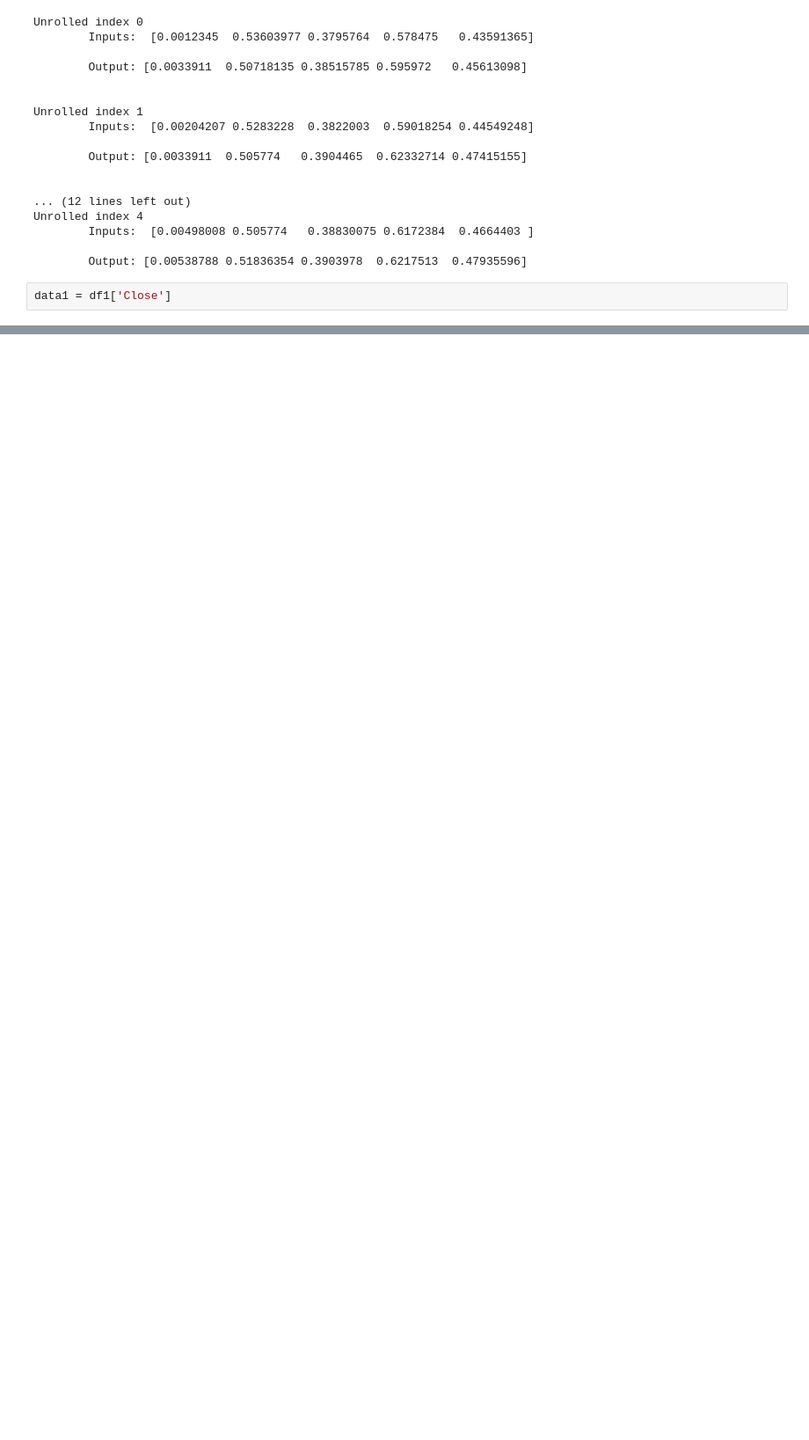
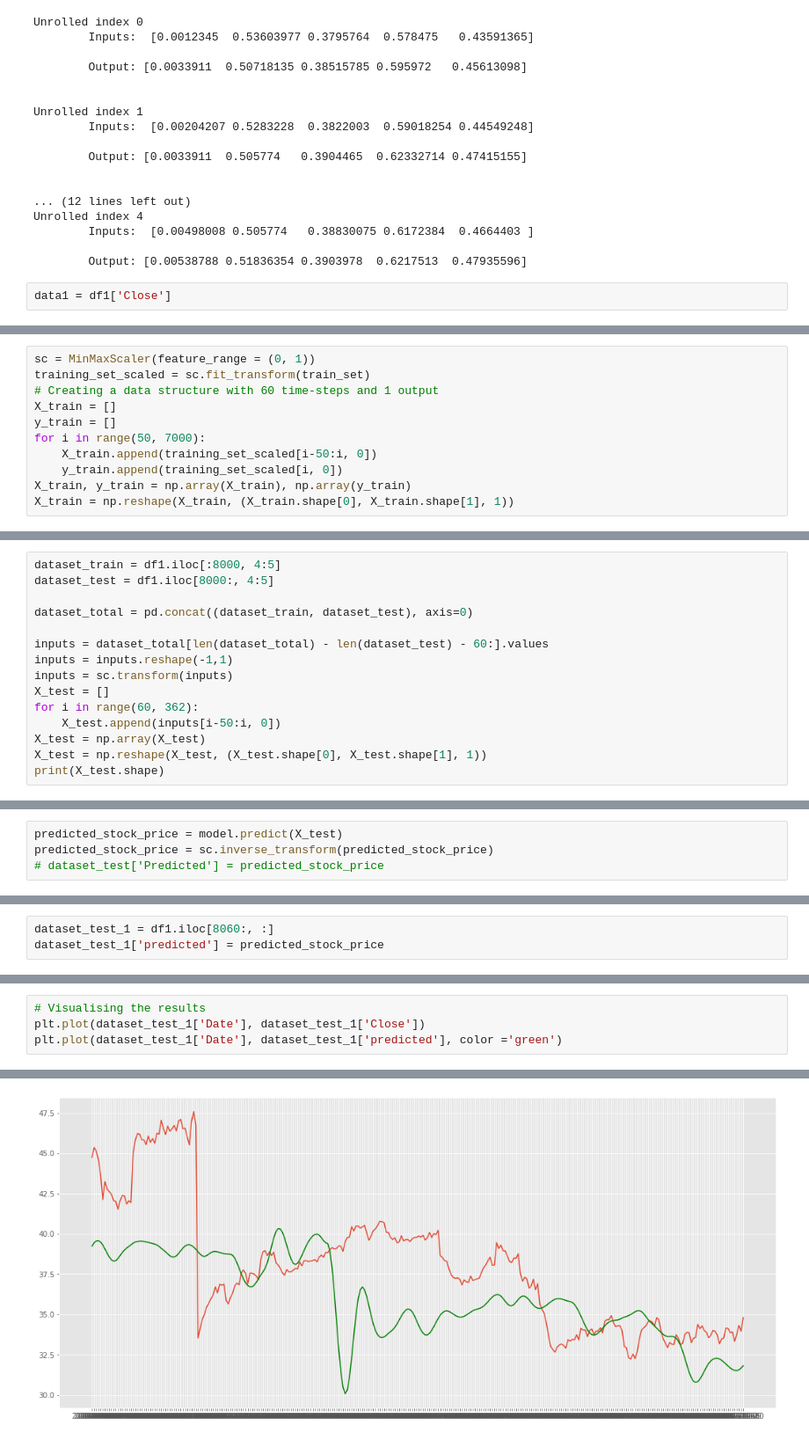
Before and after one commit to Daihongchen/time_series_project, a Jupyter notebook: lstm_stock.ipynb, the cells around one changed output, grey strips where cells are left out. Shown at 88% size. Cells and saved outputs as stored; diff of their text form; blank space fills up the shorter version.

Commit message:
update lstm model

```diff
--- a/lstm_stock.ipynb
+++ b/lstm_stock.ipynb
@@ -538,0 +540,11 @@ array([[ 1.5039],
+# %%
+sc = MinMaxScaler(feature_range = (0, 1))
+training_set_scaled = sc.fit_transform(train_set)
+# Creating a data structure with 60 time-steps and 1 output
+X_train = []
+y_train = []
+for i in range(50, 7000):
+    X_train.append(training_set_scaled[i-50:i, 0])
+    y_train.append(training_set_scaled[i, 0])
+X_train, y_train = np.array(X_train), np.array(y_train)
+X_train = np.reshape(X_train, (X_train.shape[0], X_train.shape[1], 1))
@@ -538,0 +596,15 @@ array([[ 1.5039],
+# %%
+dataset_train = df1.iloc[:8000, 4:5]
+dataset_test = df1.iloc[8000:, 4:5]
+
+dataset_total = pd.concat((dataset_train, dataset_test), axis=0)
+
+inputs = dataset_total[len(dataset_total) - len(dataset_test) - 60:].values
+inputs = inputs.reshape(-1,1)
+inputs = sc.transform(inputs)
+X_test = []
+for i in range(60, 362):
+    X_test.append(inputs[i-50:i, 0])
+X_test = np.array(X_test)
+X_test = np.reshape(X_test, (X_test.shape[0], X_test.shape[1], 1))
+print(X_test.shape)
@@ -538,0 +613,4 @@ array([[ 1.5039],
+# %%
+predicted_stock_price = model.predict(X_test)
+predicted_stock_price = sc.inverse_transform(predicted_stock_price)
+# dataset_test['Predicted'] = predicted_stock_price
@@ -538,0 +621,3 @@ array([[ 1.5039],
+# %%
+dataset_test_1 = df1.iloc[8060:, :]
+dataset_test_1['predicted'] = predicted_stock_price
@@ -538,0 +640,5 @@ array([[ 1.5039],
+# %%
+# Visualising the results
+plt.plot(dataset_test_1['Date'], dataset_test_1['Close'])
+plt.plot(dataset_test_1['Date'], dataset_test_1['predicted'], color ='green')
+# %% [output]
@@ -539 +646,2 @@ array([[ 1.5039],
+[figure, added]
 # %%
```
Also changed, not shown: parts of 22 cells of this notebook.
